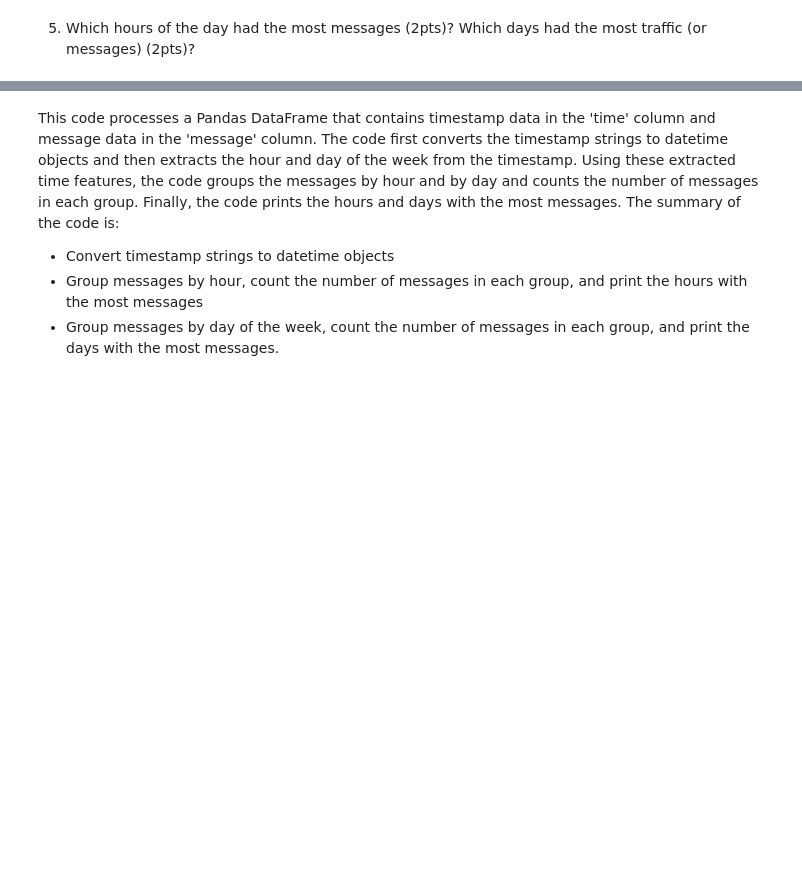
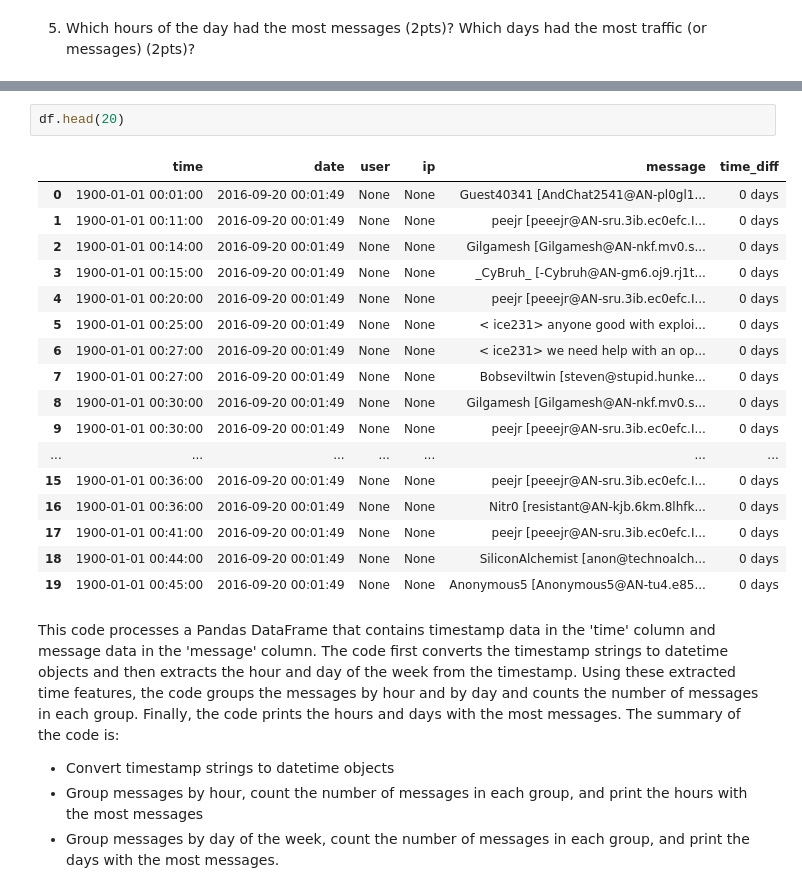
Before and after one commit to pchaumal/Data-Science-and-Machine-LearningProjects, a Jupyter notebook: hackers-log-analysis.ipynb, the cells around one changed output, grey strips where cells are left out. Cells and saved outputs as stored; diff of their text form; blank space fills up the shorter version.

```diff
--- a/hackers-log-analysis.ipynb
+++ b/hackers-log-analysis.ipynb
@@ -296,4 +282,24 @@ Monday    118295
 Name: message, dtype: int64
+# %%
+df.head(20)
+# %% [output]
+|  | time | date | user | ip | message | time_diff |
+| 0 | 1900-01-01 00:01:00 | 2016-09-20 00:01:49 | None | None | Guest40341 [AndChat2541@AN-pl0gl1... | 0 days |
+| 1 | 1900-01-01 00:11:00 | 2016-09-20 00:01:49 | None | None | peejr [peeejr@AN-sru.3ib.ec0efc.I... | 0 days |
+| 2 | 1900-01-01 00:14:00 | 2016-09-20 00:01:49 | None | None | Gilgamesh [Gilgamesh@AN-nkf.mv0.s... | 0 days |
+| 3 | 1900-01-01 00:15:00 | 2016-09-20 00:01:49 | None | None | _CyBruh_ [-Cybruh@AN-gm6.oj9.rj1t... | 0 days |
+| 4 | 1900-01-01 00:20:00 | 2016-09-20 00:01:49 | None | None | peejr [peeejr@AN-sru.3ib.ec0efc.I... | 0 days |
+| 5 | 1900-01-01 00:25:00 | 2016-09-20 00:01:49 | None | None | < ice231> anyone good with exploi... | 0 days |
+| 6 | 1900-01-01 00:27:00 | 2016-09-20 00:01:49 | None | None | < ice231> we need help with an op... | 0 days |
+| 7 | 1900-01-01 00:27:00 | 2016-09-20 00:01:49 | None | None | Bobseviltwin [steven@stupid.hunke... | 0 days |
+| 8 | 1900-01-01 00:30:00 | 2016-09-20 00:01:49 | None | None | Gilgamesh [Gilgamesh@AN-nkf.mv0.s... | 0 days |
+| 9 | 1900-01-01 00:30:00 | 2016-09-20 00:01:49 | None | None | peejr [peeejr@AN-sru.3ib.ec0efc.I... | 0 days |
+| ... | ... | ... | ... | ... | ... | ... |
+| 15 | 1900-01-01 00:36:00 | 2016-09-20 00:01:49 | None | None | peejr [peeejr@AN-sru.3ib.ec0efc.I... | 0 days |
+| 16 | 1900-01-01 00:36:00 | 2016-09-20 00:01:49 | None | None | Nitr0 [resistant@AN-kjb.6km.8lhfk... | 0 days |
+| 17 | 1900-01-01 00:41:00 | 2016-09-20 00:01:49 | None | None | peejr [peeejr@AN-sru.3ib.ec0efc.I... | 0 days |
+| 18 | 1900-01-01 00:44:00 | 2016-09-20 00:01:49 | None | None | SiliconAlchemist [anon@technoalch... | 0 days |
+| 19 | 1900-01-01 00:45:00 | 2016-09-20 00:01:49 | None | None | Anonymous5 [Anonymous5@AN-tu4.e85... | 0 days |
 # %% [markdown]
 This code processes a Pandas DataFrame that contains timestamp data in the 'time' column and message data in the 'message' column. The code first converts the timestamp strings to datetime objects and then extracts the hour and day of the week from the timestamp. Using these extracted time features, the code groups the messages by hour and by day and counts the number of messages in each group. Finally, the code prints the hours and days with the most messages. The summary of the code is:
 - Convert timestamp strings to datetime objects
```
Also changed, not shown: parts of 13 cells of this notebook.
